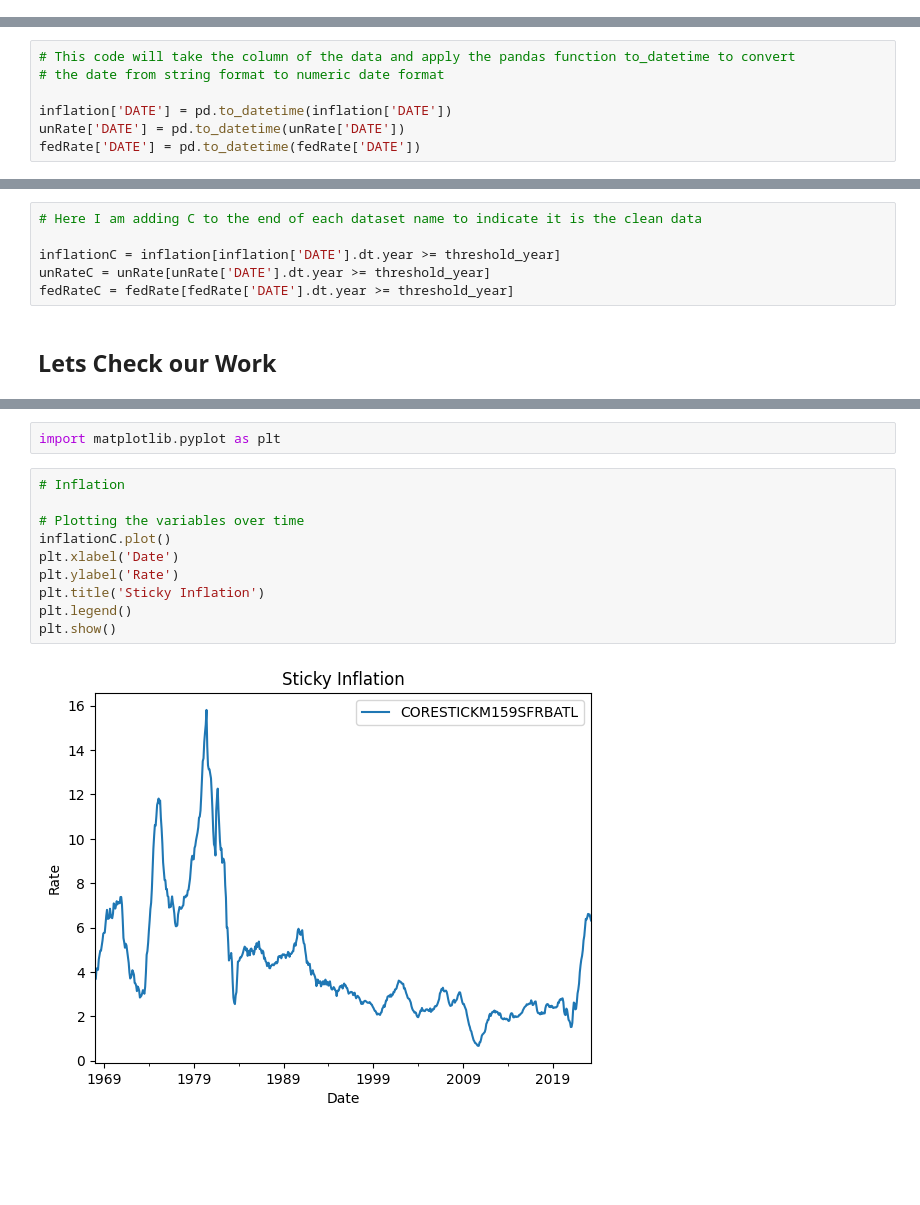
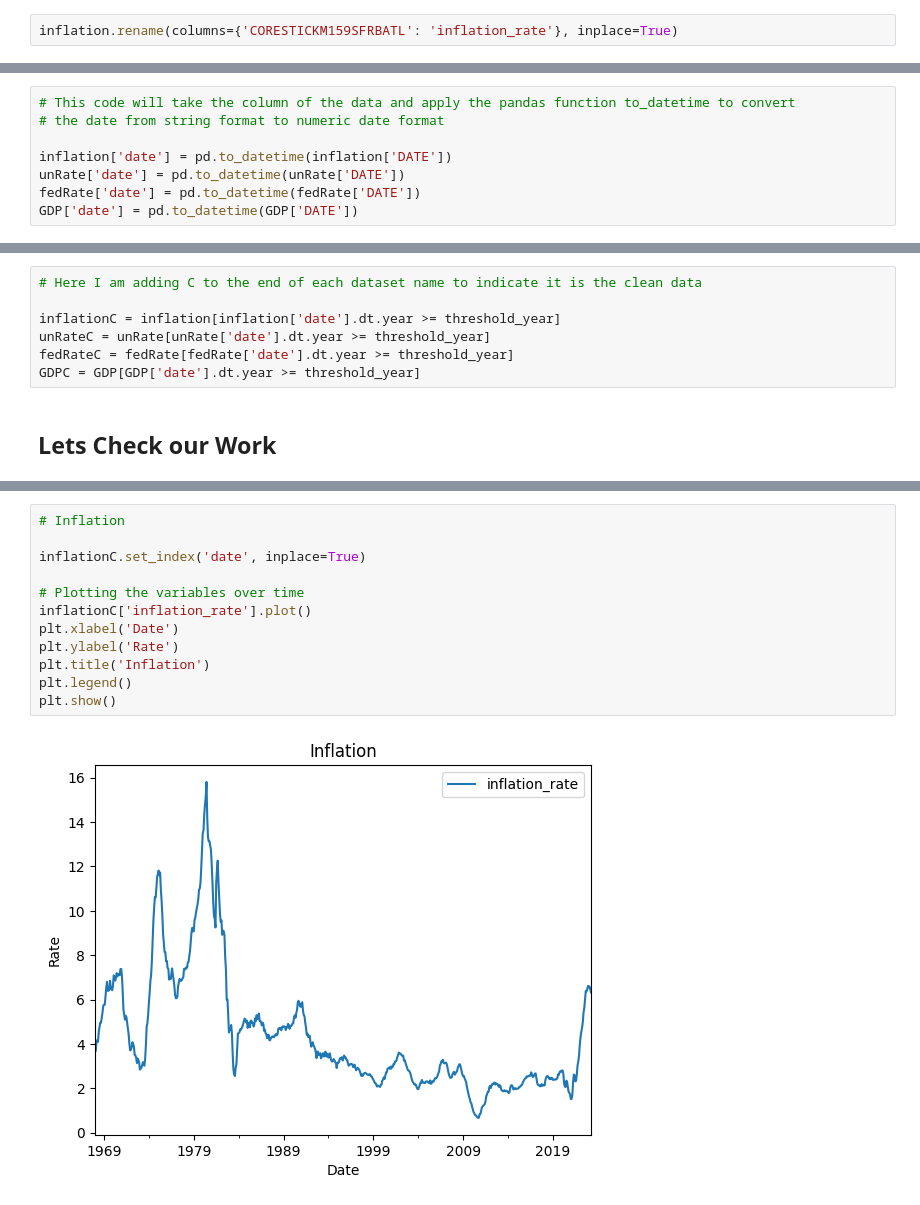
Before and after one commit to ChrisVerg/Projects_Exploration, a Jupyter notebook: FRED_test.ipynb, the cells around one changed output, grey strips where cells are left out. Cells and saved outputs as stored; diff of their text form; blank space fills up the shorter version.

```diff
--- a/FRED_test.ipynb
+++ b/FRED_test.ipynb
@@ -81,0 +113,2 @@ fedRate.head()
+# %%
+inflation.rename(columns={'CORESTICKM159SFRBATL': 'inflation_rate'}, inplace=True)
@@ -85,9 +124,10 @@ fedRate.head()
 # This code will take the column of the data and apply the pandas function to_datetime to convert
 # the date from string format to numeric date format
 
-inflation['DATE'] = pd.to_datetime(inflation['DATE'])
-unRate['DATE'] = pd.to_datetime(unRate['DATE'])
-fedRate['DATE'] = pd.to_datetime(fedRate['DATE'])
+inflation['date'] = pd.to_datetime(inflation['DATE'])
+unRate['date'] = pd.to_datetime(unRate['DATE'])
+fedRate['date'] = pd.to_datetime(fedRate['DATE'])
+GDP['date'] = pd.to_datetime(GDP['DATE'])
 # %% [markdown]
 ### Lets take a look at the Dtype changes now
 # %%
@@ -137,9 +194,10 @@ threshold_year = 1968
 # %%
 # Here I am adding C to the end of each dataset name to indicate it is the clean data
 
-inflationC = inflation[inflation['DATE'].dt.year >= threshold_year]
-unRateC = unRate[unRate['DATE'].dt.year >= threshold_year]
-fedRateC = fedRate[fedRate['DATE'].dt.year >= threshold_year]
+inflationC = inflation[inflation['date'].dt.year >= threshold_year]
+unRateC = unRate[unRate['date'].dt.year >= threshold_year]
+fedRateC = fedRate[fedRate['date'].dt.year >= threshold_year]
+GDPC = GDP[GDP['date'].dt.year >= threshold_year]
 # %% [markdown]
 ## Lets Check our Work
 # %%
@@ -175,18 +243,18 @@ fedRateC.head()
 
 typically your import should be at the top of the page with the others, this is here to show you the library used for the plots
-# %%
-import matplotlib.pyplot as plt
 # %%
 # Inflation
 
+inflationC.set_index('date', inplace=True)
+
 # Plotting the variables over time
-inflationC.plot()
+inflationC['inflation_rate'].plot()
 plt.xlabel('Date')
 plt.ylabel('Rate')
-plt.title('Sticky Inflation')
+plt.title('Inflation')
 plt.legend()
 plt.show()
 # %% [output]
-[figure, old version]
+[figure, new version]
 # %%
 # Unemployment
```
Also changed, not shown: parts of 80 cells of this notebook, 1 other file.
